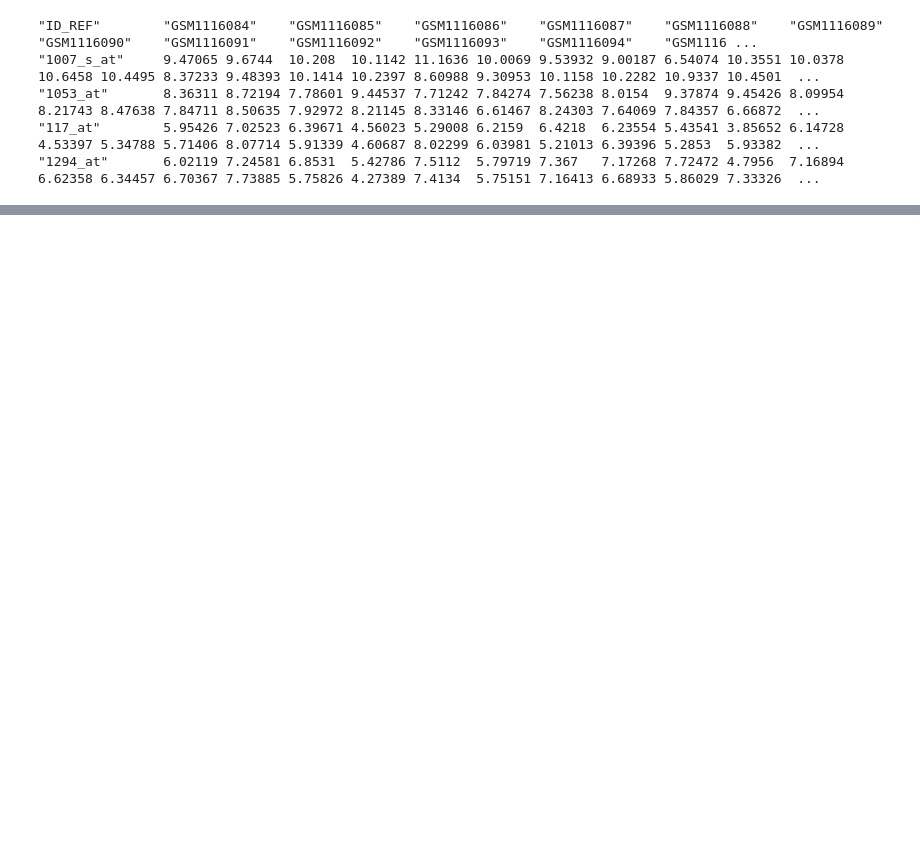
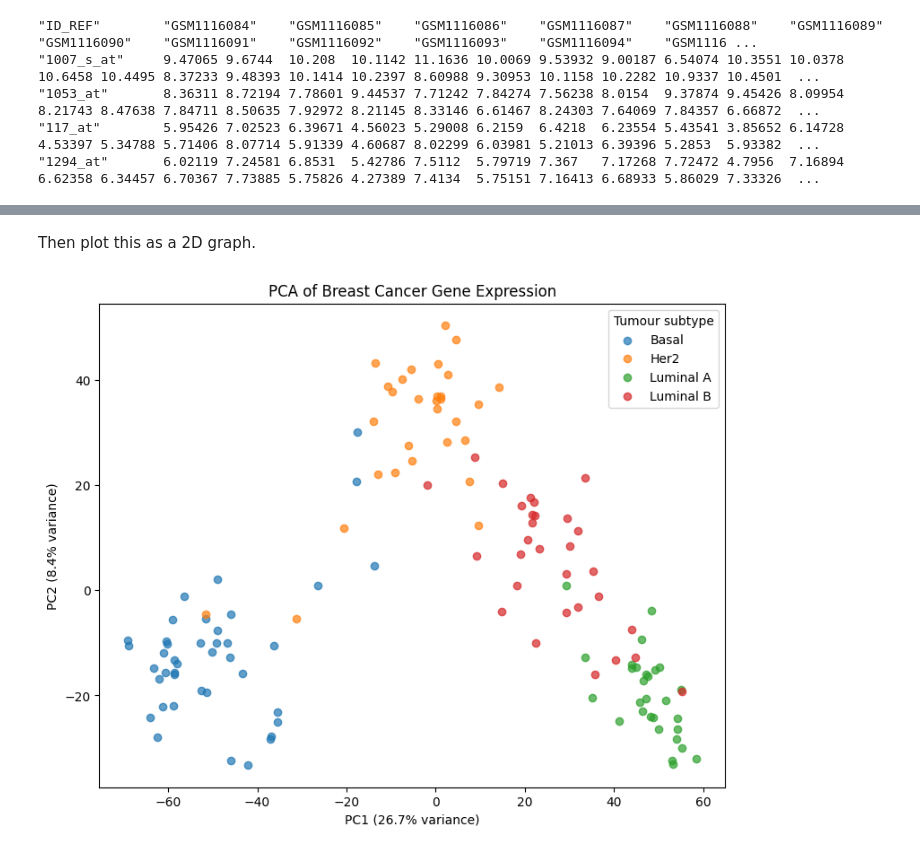
Before and after one commit to Edvin-Jurgen-Ferizaj/Breast_Cancer_Transcriptomics, a Jupyter notebook: Breast_Cancer_Transcriptomics.ipynb, the cells around one changed output, grey strips where cells are left out. Cells and saved outputs as stored; diff of their text form; code cells hidden in the pictures; blank space fills up the shorter version.

```diff
--- a/Breast_Cancer_Transcriptomics.ipynb
+++ b/Breast_Cancer_Transcriptomics.ipynb
@@ -108,0 +323,6 @@ for line in lines[68:73]:
+# %%
+top_probes = probe_variance.nlargest(1000).index
+
+pca_input = pca_data[top_probes]
+
+print("PCA dataset shape:", pca_input.shape)
@@ -108,0 +333,10 @@ for line in lines[68:73]:
+# %%
+from sklearn.decomposition import PCA
+
+pca = PCA(n_components=2) #we're creating the PCA model and asking for 2 principal components to make a normal 2D graph.
+
+pca_result = pca.fit_transform(pca_input) # fit learns the directions of the dataset containing the greatest variation.
+#transofrm then converts every tumour from the 1000 probe measurements into just 2 coordinates.
+print("PCA result shape:", pca_result.shape)
+print("PC1 explained variance:", pca.explained_variance_ratio_[0]) #tells us how much of the variation the principal component captures in the original data
+print("PC2 explained variance:", pca.explained_variance_ratio_[1])
@@ -108,0 +349,10 @@ for line in lines[68:73]:
+# %%
+pca_df = pd.DataFrame(
+    pca_result,
+    columns=["PC1", "PC2"],
+    index=pca_input.index
+)
+
+pca_df["Subtype"] = tumour_metadata.set_index("Sample").loc[pca_df.index, "Subtype"]
+
+pca_df.head()
@@ -108,0 +366,22 @@ for line in lines[68:73]:
+# %% [markdown]
+Then plot this as a 2D graph.
+# %%
+plt.figure(figsize=(9, 7))
+
+for subtype in tumour_subtypes: #repeats the process for plotting each subtype
+    subset = pca_df[pca_df["Subtype"] == subtype] #then temporarily selects only that subtype scatters it onto the 2D graph by running the below scatter function
+
+    plt.scatter( #plots each tumour subtype as a point using its PC1 and PC2 coordinates
+        subset["PC1"],
+        subset["PC2"],
+        label=subtype,
+        alpha=0.7
+    )
+
+plt.xlabel(f"PC1 ({pca.explained_variance_ratio_[0] * 100:.1f}% variance)") #so each variance reads as a percentage
+plt.ylabel(f"PC2 ({pca.explained_variance_ratio_[1] * 100:.1f}% variance)")
+plt.title("PCA of Breast Cancer Gene Expression")
+plt.legend(title="Tumour subtype")
+plt.show()
+# %% [output]
+[figure, added]
```
Also changed, not shown: parts of 42 cells of this notebook.
